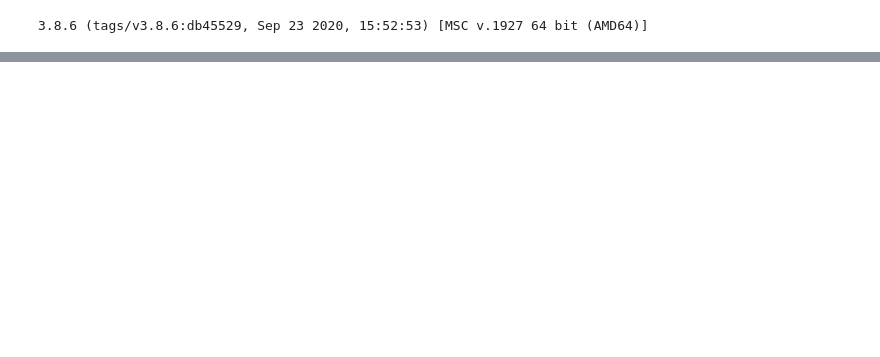
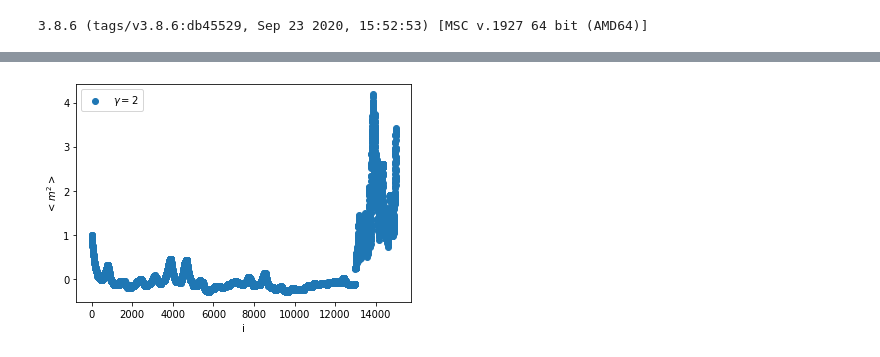
Before and after one commit to MarcelSchindler/Computational-Physics, a Jupyter notebook: exercise_5/gamma2.ipynb, the cells around one changed output, grey strips where cells are left out. Saved outputs shown, nothing was run; the diff lists cells and outputs as text; code cells hidden in the pictures; blank space fills up the shorter version.

```diff
--- a/exercise_5/gamma2.ipynb
+++ b/exercise_5/gamma2.ipynb
@@ -42,0 +45,8 @@ plt.savefig('magnitization_square_multigrid_gamma2')
+# %%
+plt.scatter(xin,y2in, label=r"$\gamma=2$")
+plt.xlabel(r'i')
+plt.ylabel(r'$<m^2>$')
+plt.legend()
+plt.savefig('magnitization_square_multigrid_gamma2')
+# %% [output]
+[figure, added]
```
Also changed, not shown: parts of 3 cells of this notebook, 25 other files.
